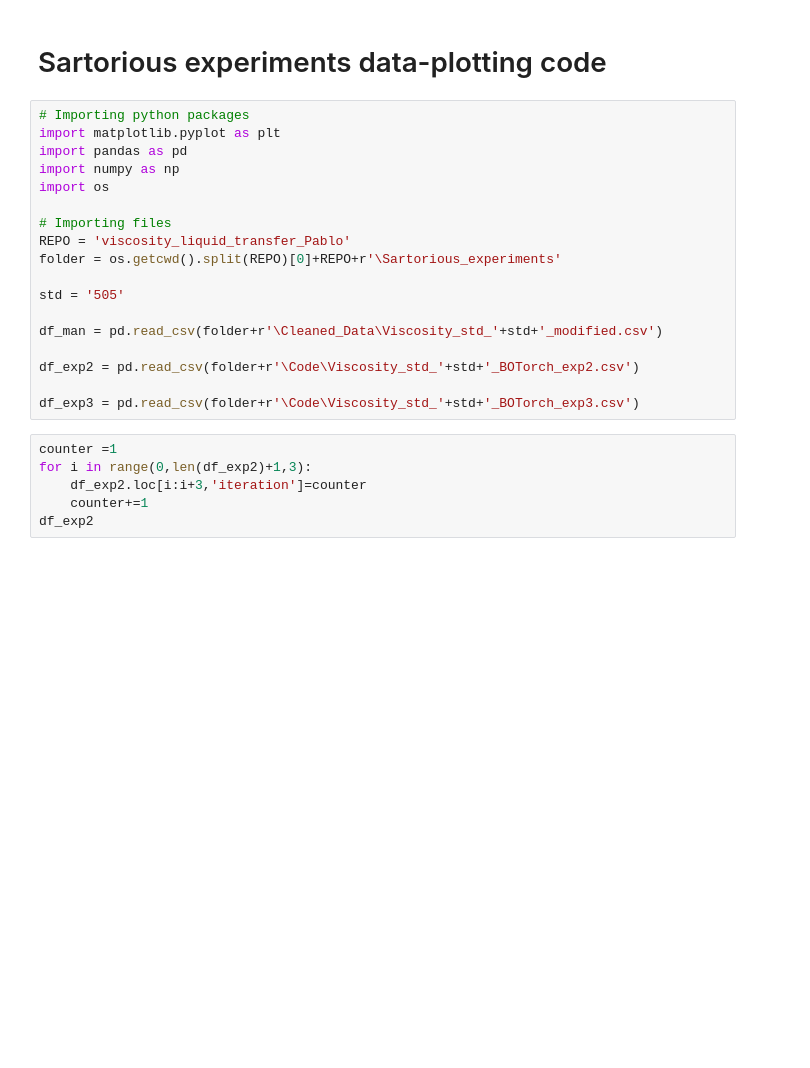
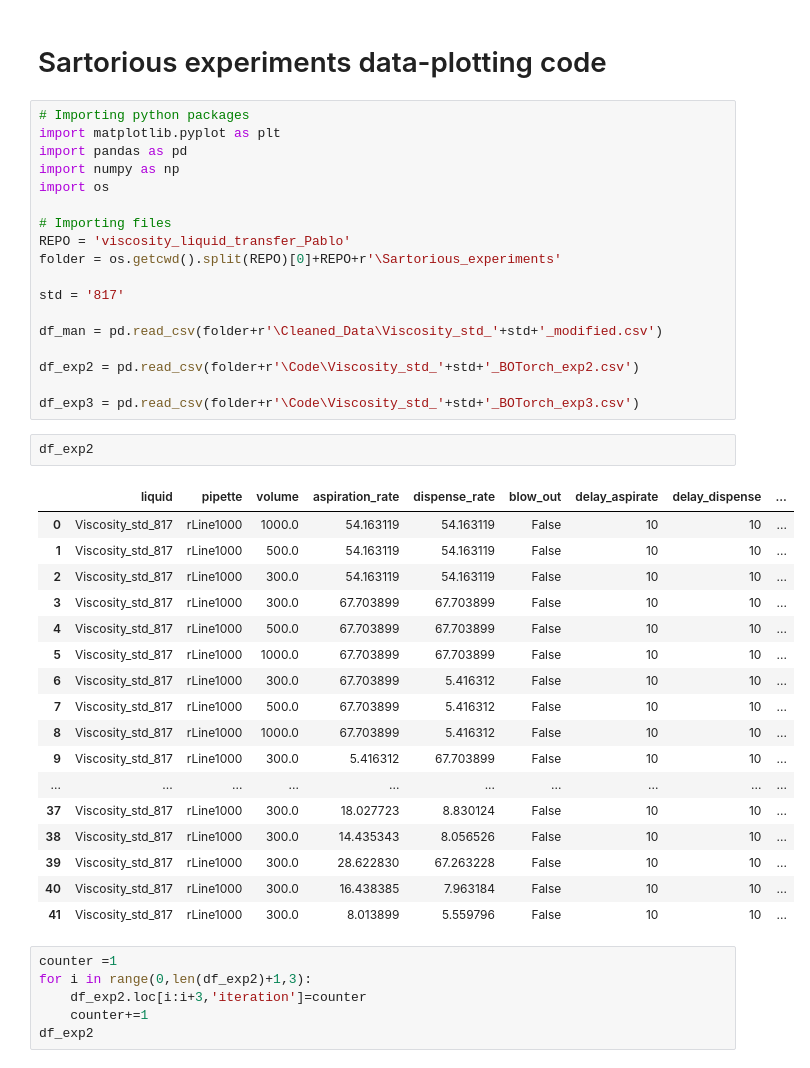
Before and after one commit to Quijanove/viscosity_liquid_transfer_Pablo, a Jupyter notebook: Sartorious_experiments/Code/Data_plotting_general.ipynb, the cells around one changed output. Drawn from its saved outputs; the diff is of its cells as text; blank space fills up the shorter version.

```diff
--- a/Sartorious_experiments/Code/Data_plotting_general.ipynb
+++ b/Sartorious_experiments/Code/Data_plotting_general.ipynb
@@ -11,13 +11,33 @@ import os
 REPO = 'viscosity_liquid_transfer_Pablo'
 folder = os.getcwd().split(REPO)[0]+REPO+r'\Sartorious_experiments'
 
-std = '505'
+std = '817'
 
 df_man = pd.read_csv(folder+r'\Cleaned_Data\Viscosity_std_'+std+'_modified.csv')
 
 df_exp2 = pd.read_csv(folder+r'\Code\Viscosity_std_'+std+'_BOTorch_exp2.csv')
 
 df_exp3 = pd.read_csv(folder+r'\Code\Viscosity_std_'+std+'_BOTorch_exp3.csv')
+# %%
+df_exp2
+# %% [output]
+|  | liquid | pipette | volume | aspiration_rate | dispense_rate | blow_out | delay_aspirate | delay_dispense | ... |
+| 0 | Viscosity_std_817 | rLine1000 | 1000.0 | 54.163119 | 54.163119 | False | 10 | 10 | ... |
+| 1 | Viscosity_std_817 | rLine1000 | 500.0 | 54.163119 | 54.163119 | False | 10 | 10 | ... |
+| 2 | Viscosity_std_817 | rLine1000 | 300.0 | 54.163119 | 54.163119 | False | 10 | 10 | ... |
+| 3 | Viscosity_std_817 | rLine1000 | 300.0 | 67.703899 | 67.703899 | False | 10 | 10 | ... |
+| 4 | Viscosity_std_817 | rLine1000 | 500.0 | 67.703899 | 67.703899 | False | 10 | 10 | ... |
+| 5 | Viscosity_std_817 | rLine1000 | 1000.0 | 67.703899 | 67.703899 | False | 10 | 10 | ... |
+| 6 | Viscosity_std_817 | rLine1000 | 300.0 | 67.703899 | 5.416312 | False | 10 | 10 | ... |
+| 7 | Viscosity_std_817 | rLine1000 | 500.0 | 67.703899 | 5.416312 | False | 10 | 10 | ... |
+| 8 | Viscosity_std_817 | rLine1000 | 1000.0 | 67.703899 | 5.416312 | False | 10 | 10 | ... |
+| 9 | Viscosity_std_817 | rLine1000 | 300.0 | 5.416312 | 67.703899 | False | 10 | 10 | ... |
+| ... | ... | ... | ... | ... | ... | ... | ... | ... | ... |
+| 37 | Viscosity_std_817 | rLine1000 | 300.0 | 18.027723 | 8.830124 | False | 10 | 10 | ... |
+| 38 | Viscosity_std_817 | rLine1000 | 300.0 | 14.435343 | 8.056526 | False | 10 | 10 | ... |
+| 39 | Viscosity_std_817 | rLine1000 | 300.0 | 28.622830 | 67.263228 | False | 10 | 10 | ... |
+| 40 | Viscosity_std_817 | rLine1000 | 300.0 | 16.438385 | 7.963184 | False | 10 | 10 | ... |
+| 41 | Viscosity_std_817 | rLine1000 | 300.0 | 8.013899 | 5.559796 | False | 10 | 10 | ... |
 # %%
 counter =1
 for i in range(0,len(df_exp2)+1,3):
```
Also changed, not shown: parts of 3 cells of this notebook, 3 other files.
